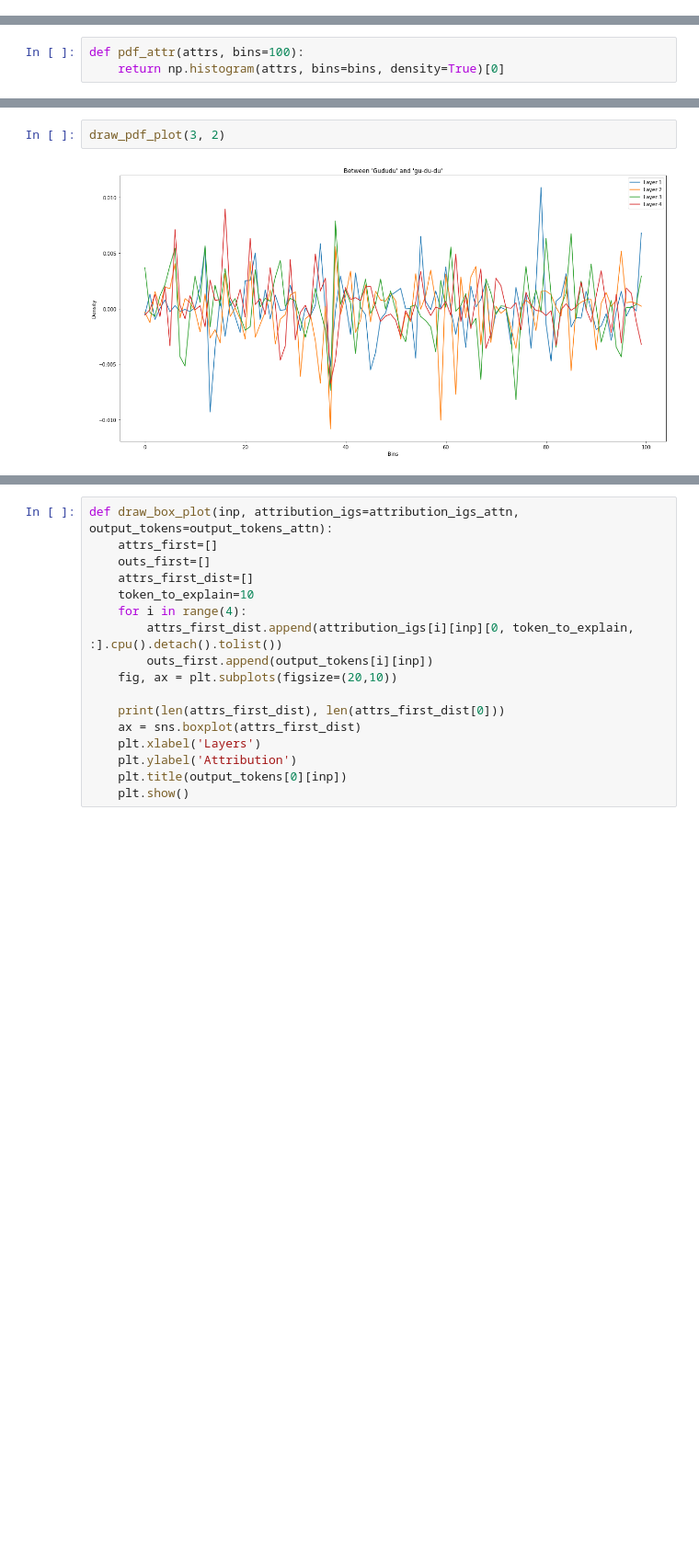
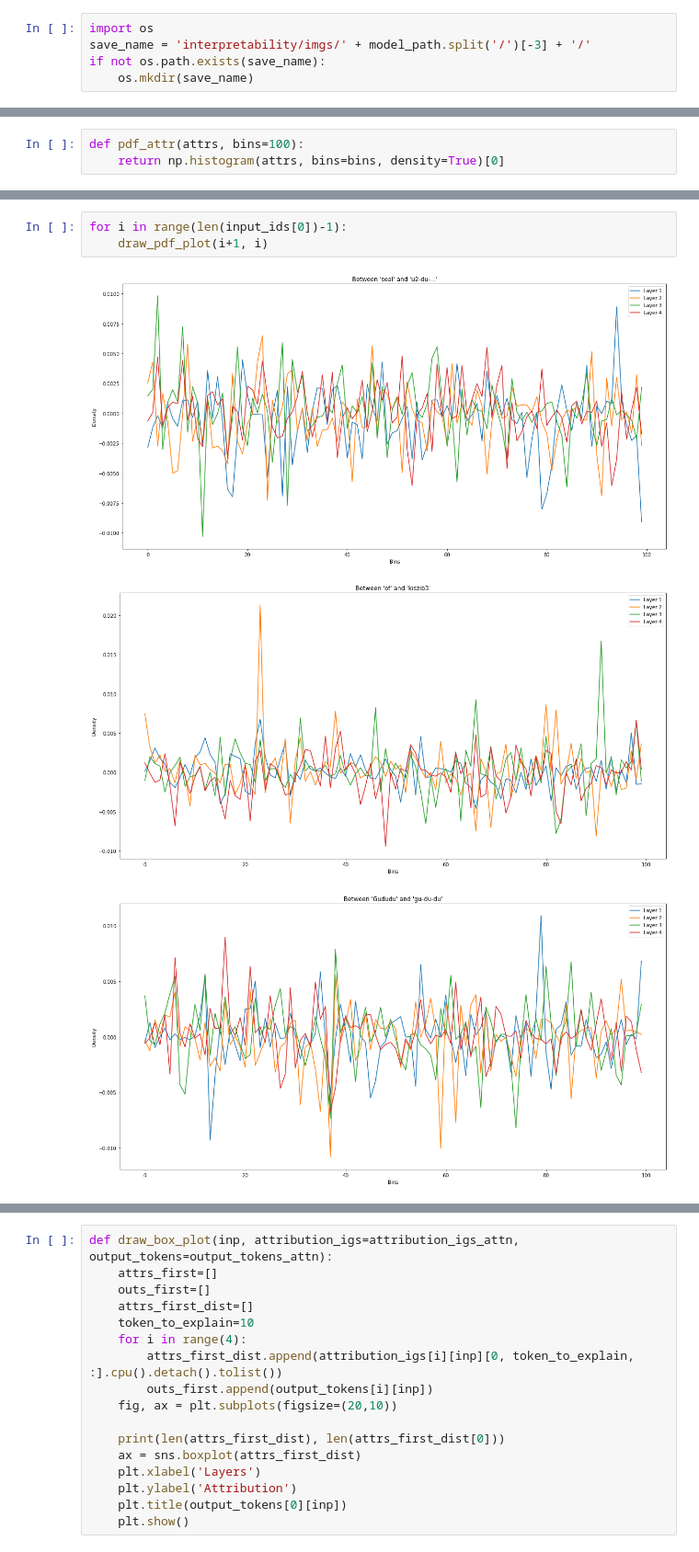
Before and after one commit to cdli-gh/Semi-Supervised-NMT-for-Sumerian-English, a Jupyter notebook: interpretability/captum.ipynb, the cells around one changed output, grey strips where cells are left out. Shown at 92% size. Cells and saved outputs as stored; diff of their text form; blank space fills up the shorter version.

```diff
--- a/interpretability/captum.ipynb
+++ b/interpretability/captum.ipynb
@@ -60,6 +60,11 @@ encoder.load_state_dict(reloaded['encoder'])
 decoder.load_state_dict(reloaded['decoder'])
 src_id = model_params.lang2id['sum']
 tgt_id = model_params.lang2id['en']
+# %%
+import os
+save_name = 'interpretability/imgs/' + model_path.split('/')[-3] + '/'
+if not os.path.exists(save_name):
+    os.mkdir(save_name)
 # %%
 dico.index('you'), dico[120]
 # %% [output]
@@ -377,5 +383,8 @@ def draw_pdf_plot(inp, token_to_explain, attribution_igs=attribution_igs_attn, o
     plt.show()
-# %%
-draw_pdf_plot(3, 2)
-# %% [output]
-[figure, removed]
+# %%
+for i in range(len(input_ids[0])-1):
+    draw_pdf_plot(i+1, i)
+# %% [output]
+[figure, added]
+[figure, added]
+[figure, added]
```
Also changed, not shown: parts of 16 cells of this notebook.
